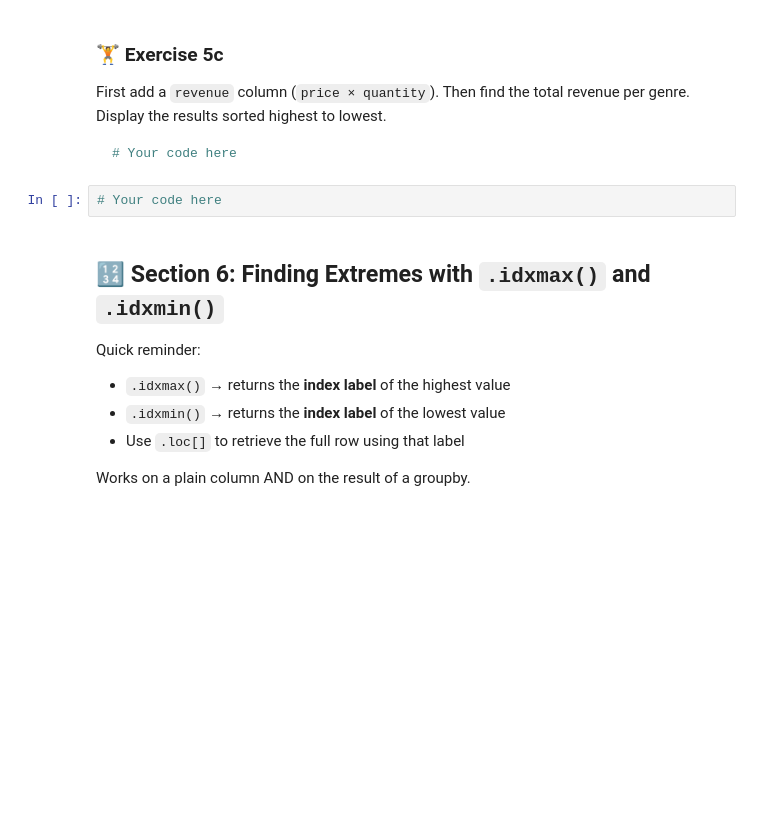
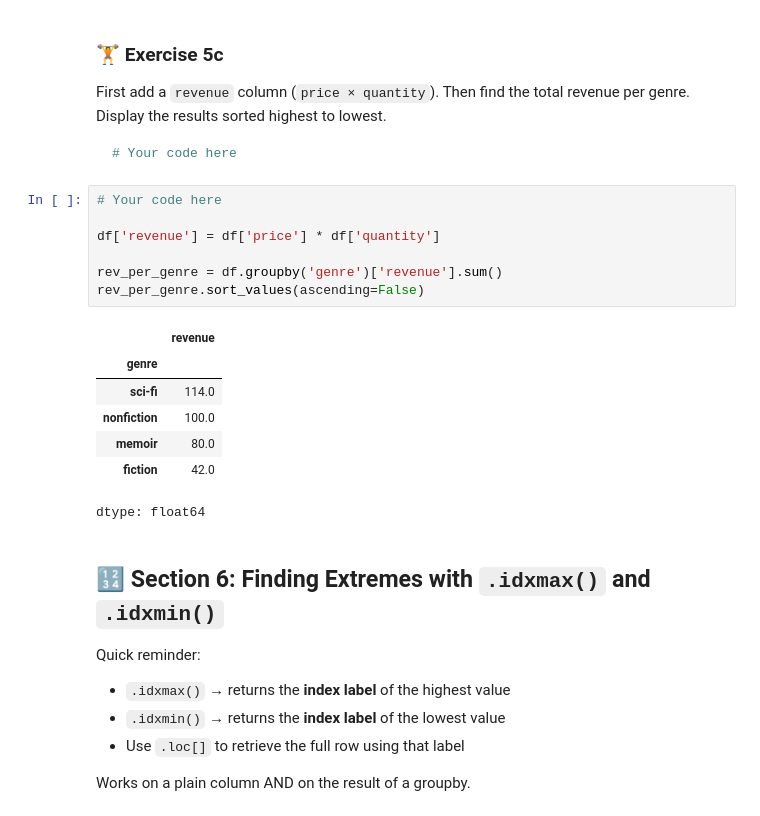
Before and after one commit to BrianCarela/Data-analytics-practice, a Jupyter notebook: 02_pandas_and_numpy/02_00_5_dataframe_practice.ipynb, the cells around one changed output. Saved outputs shown, nothing was run; the diff lists cells and outputs as text; blank space fills up the shorter version.

````diff
--- a/02_pandas_and_numpy/02_00_5_dataframe_practice.ipynb
+++ b/02_pandas_and_numpy/02_00_5_dataframe_practice.ipynb
@@ -386,6 +386,19 @@ Display the results sorted highest to lowest.
 ```
 # %%
 # Your code here
+
+df['revenue'] = df['price'] * df['quantity']
+
+rev_per_genre = df.groupby('genre')['revenue'].sum()
+rev_per_genre.sort_values(ascending=False)
+# %% [output]
+|  | revenue |
+| genre |  |
+| sci-fi | 114.0 |
+| nonfiction | 100.0 |
+| memoir | 80.0 |
+| fiction | 42.0 |
+dtype: float64
 # %% [markdown]
 ## 🔢 Section 6: Finding Extremes with `.idxmax()` and `.idxmin()`
 
````
